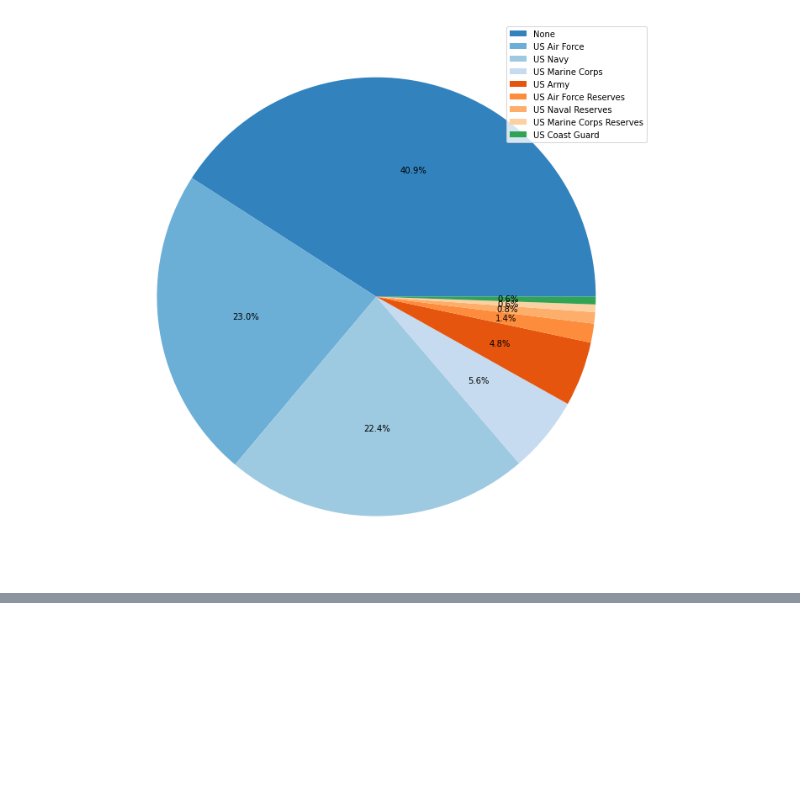
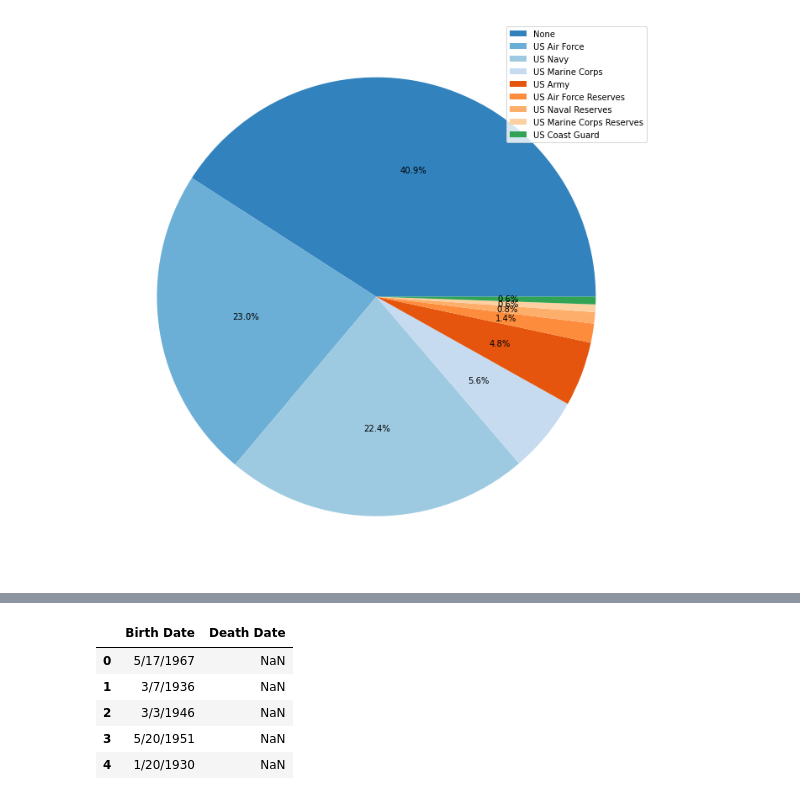
Before and after one commit to francescodisalvo05/NASAstronauts, a Jupyter notebook: NASAstronauts.ipynb, the cells around one changed output, grey strips where cells are left out. Cells and saved outputs as stored; diff of their text form; code cells hidden in the pictures; blank space fills up the shorter version.

```diff
--- a/NASAstronauts.ipynb
+++ b/NASAstronauts.ipynb
@@ -172,0 +224,10 @@ plt.legend(df_military.index, loc="upper right")
+# %%
+df_agedeath = df[['Birth Date', 'Death Date']]
+df_agedeath.head(5)
+# %% [output]
+|  | Birth Date | Death Date |
+| 0 | 5/17/1967 | NaN |
+| 1 | 3/7/1936 | NaN |
+| 2 | 3/3/1946 | NaN |
+| 3 | 5/20/1951 | NaN |
+| 4 | 1/20/1930 | NaN |
```
Also changed, not shown: parts of 15 cells of this notebook.
